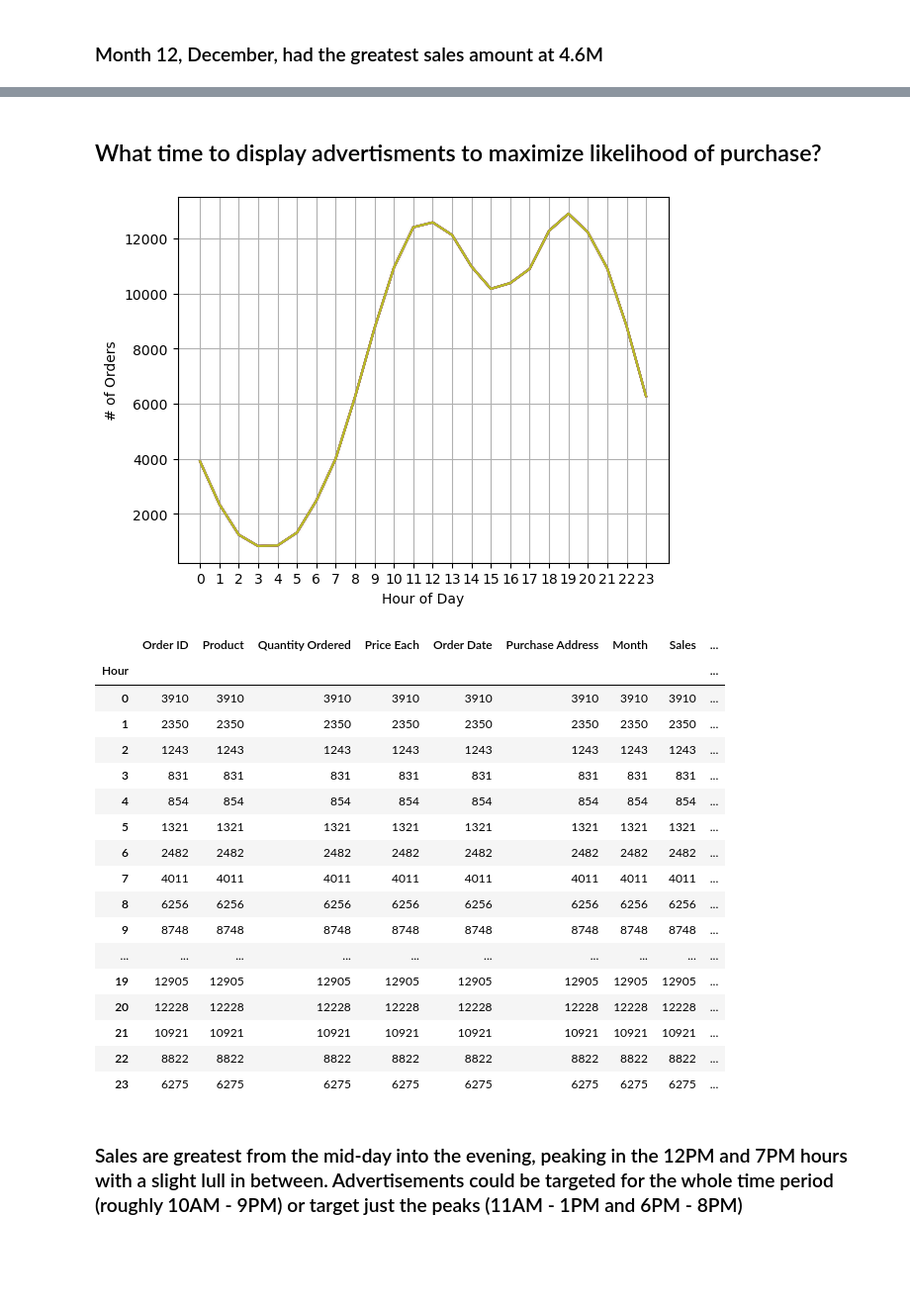
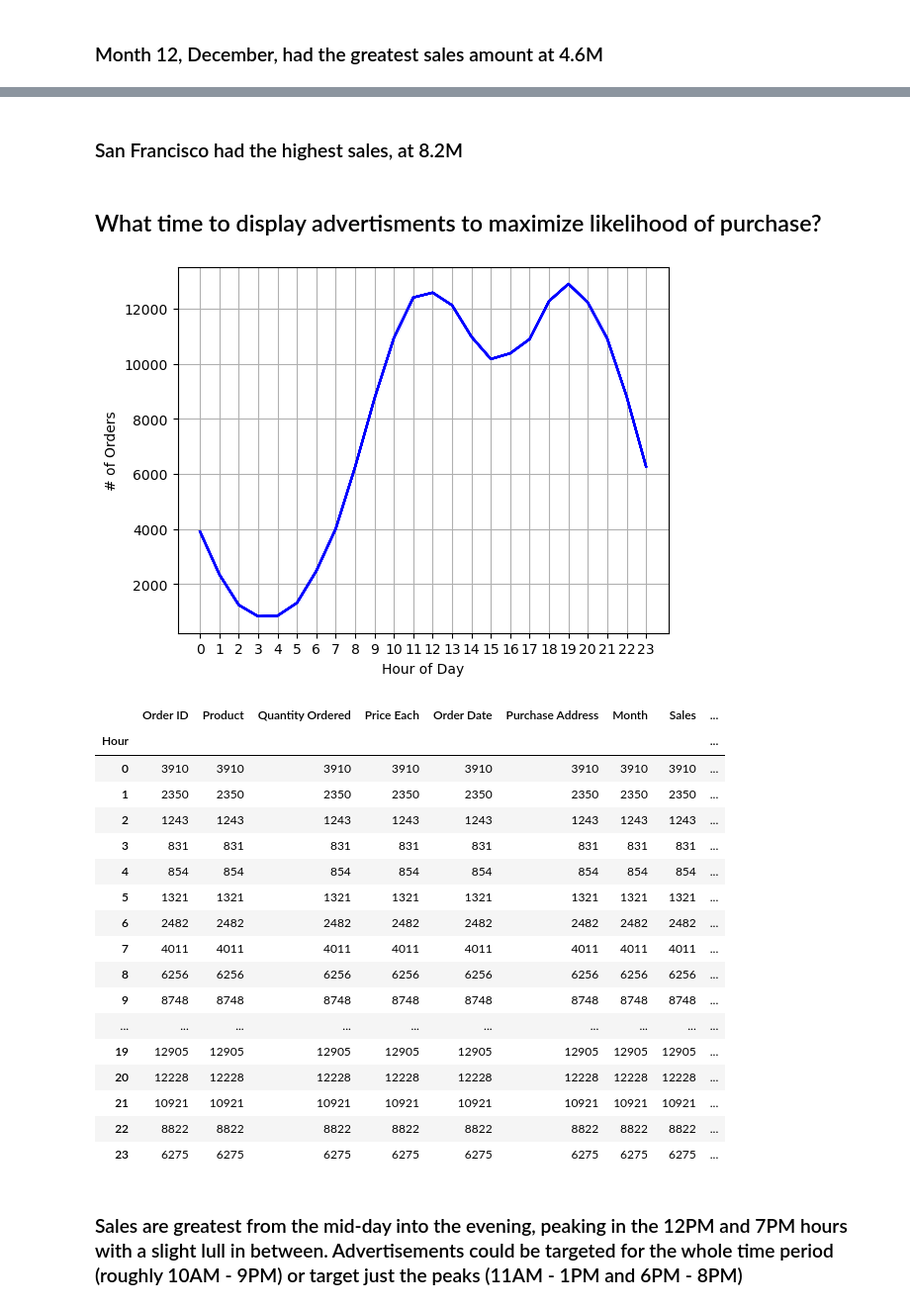
Before and after one commit to nort0188/12-Month-Sales-Analysis, a Jupyter notebook: Sales Analysis.ipynb, the cells around one changed output, grey strips where cells are left out. Shown at 99% size. Cells and saved outputs as stored; diff of their text form; code cells hidden in the pictures; blank space fills up the shorter version.

```diff
--- a/Sales Analysis.ipynb
+++ b/Sales Analysis.ipynb
@@ -122,6 +122,8 @@ City
  Portland, OR                  11303  1860558.22   70621  1870732.34
  San Francisco, CA             50239  8211461.74  315520  8262203.91
  Seattle, WA                   16553  2733296.01  104941  2747755.48
+# %% [markdown]
+### San Francisco had the highest sales, at 8.2M
 # %% [markdown]
 ##
 ## What time to display advertisments to maximize likelihood of purchase?
@@ -133,16 +135,16 @@ all_data['Hour'] = all_data['Order Date'].dt.hour
 # %%
 hours = [hour for hour, df in all_data.groupby('Hour')]
 
-plt.plot(hours, all_data.groupby(['Hour']).count())
+plt.plot(hours, all_data.groupby(['Hour']).count(), color='b')
 plt.xticks(hours)
 plt.xlabel('Hour of Day')
 plt.ylabel('# of Orders')
 plt.grid()
 plt.show()
 
 all_data.groupby(['Hour']).count()
 # %% [output]
-[figure, old version]
+[figure, new version]
 |  | Order ID | Product | Quantity Ordered | Price Each | Order Date | Purchase Address | Month | Sales | ... |
 | Hour |  |  |  |  |  |  |  |  | ... |
 | 0 | 3910 | 3910 | 3910 | 3910 | 3910 | 3910 | 3910 | 3910 | ... |
```
Also changed, not shown: parts of 2 cells of this notebook.
